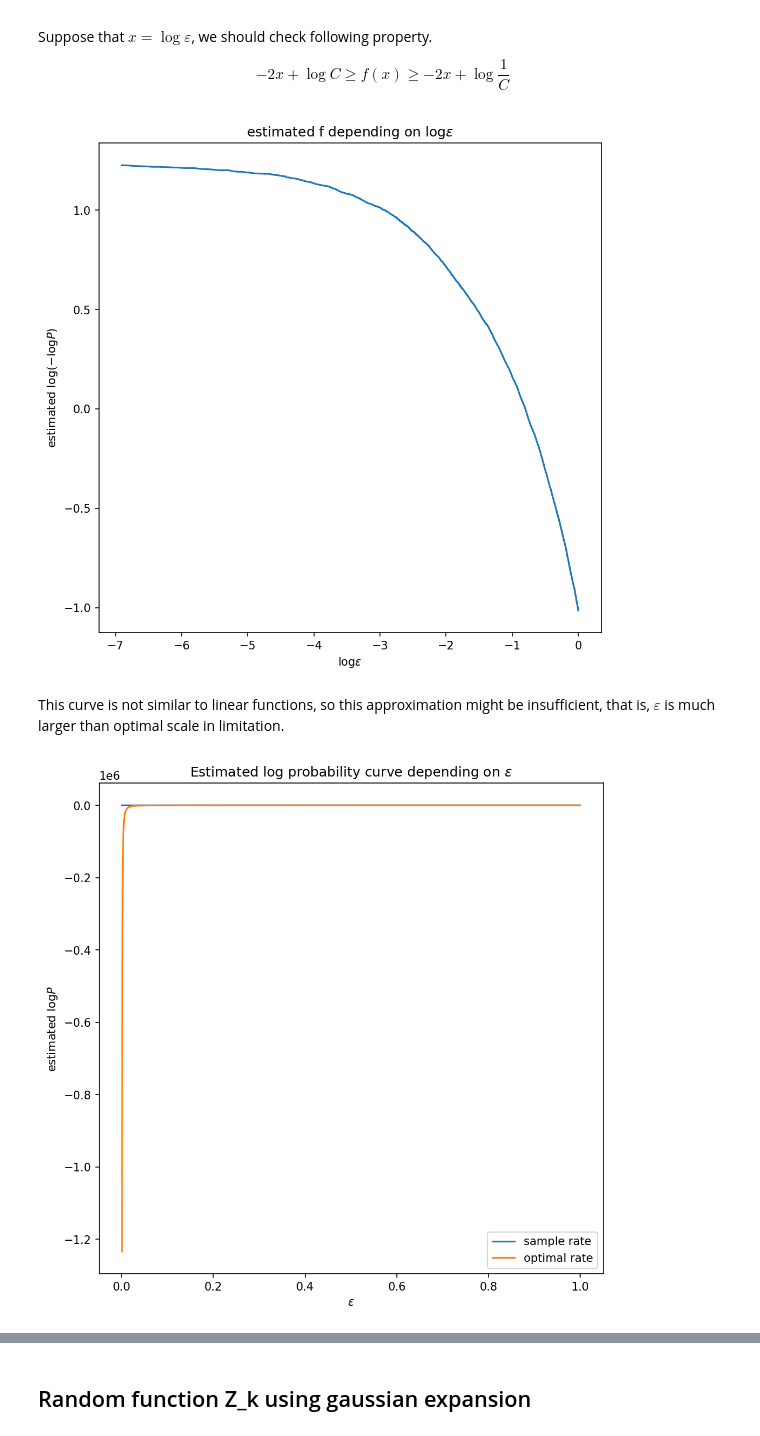
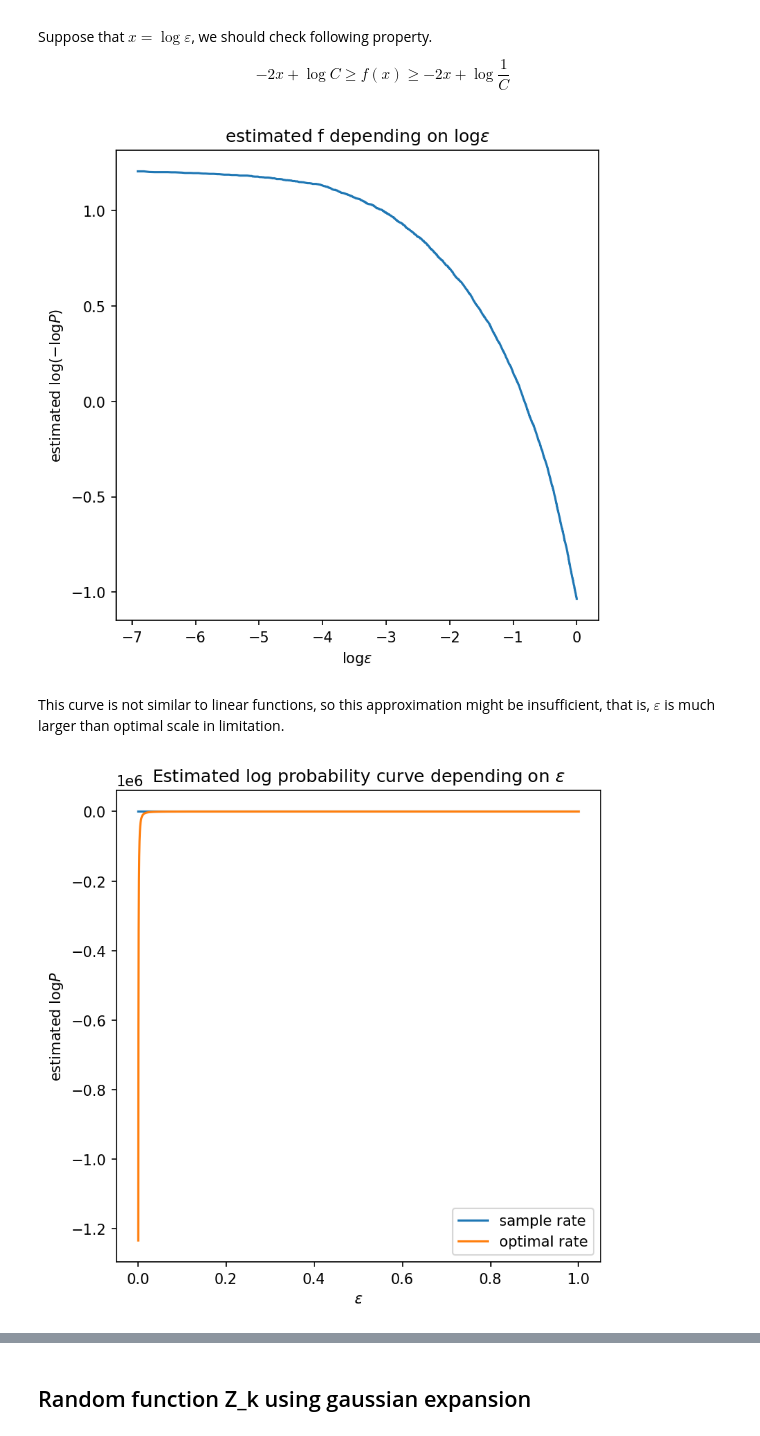
Before and after one commit to d-dof/brownian_motion, a Jupyter notebook: notebooks/brownian_motion.ipynb, the cells around one changed output, grey strips where cells are left out. Saved outputs shown, nothing was run; the diff lists cells and outputs as text; code cells hidden in the pictures.

Commit message:
change SQUARED

```diff
--- a/notebooks/brownian_motion.ipynb
+++ b/notebooks/brownian_motion.ipynb
@@ -5,6 +5,7 @@ import numpy as np
 import matplotlib.pyplot as plt
 import matplotlib as mpl
 mpl.rcParams['figure.dpi'] = 150
+SQUARED_FIG_SIZE = 6
 
 from tqdm import tqdm
 from math import factorial
@@ -140,28 +141,28 @@ Suppose that $x = \log \varepsilon$, we should check following property.
 
 $$ - 2 x + \log C  \ge f(x) \ge -2 x + \log \frac{1}{C}$$
 # %%
-plt.figure(figsize=(8, 8))
+plt.figure(figsize=(SQUARED_FIG_SIZE, SQUARED_FIG_SIZE))
 plt.plot(np.log(eps_list), np.log(-estimated_logP_sup_W_below_eps_list))
 plt.title("estimated f depending on $\log \epsilon$")
 plt.ylabel("estimated $\log (-\log P)$")
 plt.xlabel("$\log \epsilon$")
 plt.show()
 # %% [output]
-[figure, old version]
+[figure, new version]
 # %% [markdown]
 This curve is not similar to linear functions, so this approximation might be insufficient, that is,  $\varepsilon$ is much larger than optimal scale in limitation.
 # %%
-plt.figure(figsize=(8, 8))
+plt.figure(figsize=(SQUARED_FIG_SIZE, SQUARED_FIG_SIZE))
 plt.plot(eps_list, estimated_logP_sup_W_below_eps_list, label="sample rate")
 
 known_rates = np.array([((-np.pi**2)/8)*eps**(-2) for eps in eps_list])
 plt.plot(eps_list, known_rates, label="optimal rate")
 plt.title("Estimated $\log$ probability curve depending on $\epsilon$")
 plt.ylabel("estimated $\log P$")
 plt.xlabel("$\epsilon$")
 plt.legend()
 plt.show()
 # %% [output]
-[figure, old version]
+[figure, new version]
 # %%
 start = 5000
```
Also changed, not shown: parts of 14 cells of this notebook.
